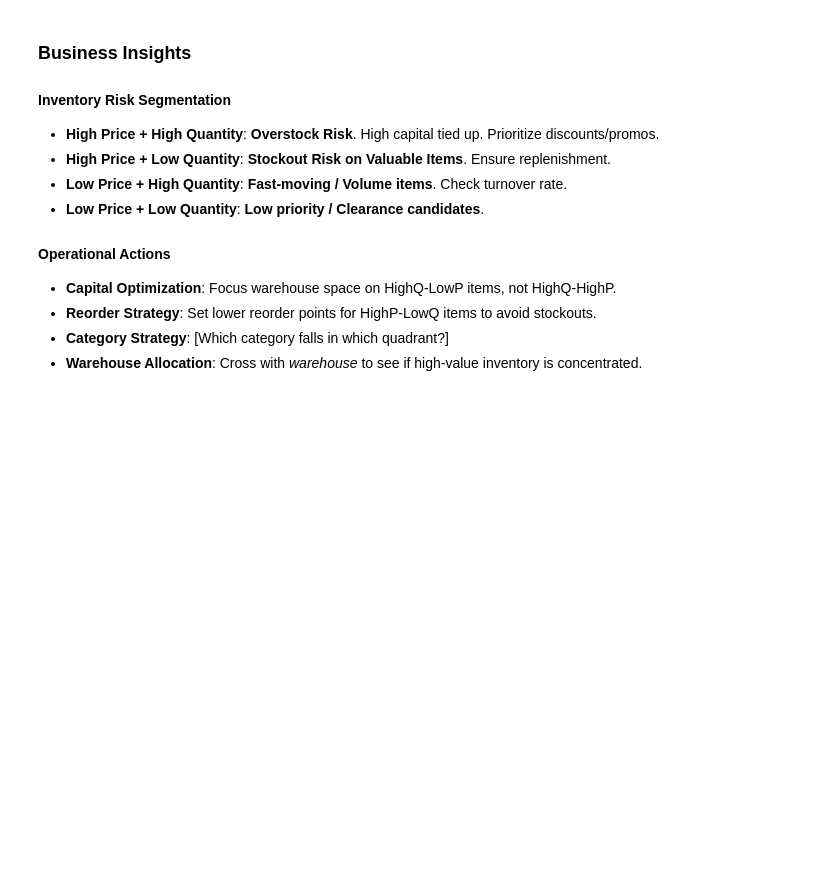
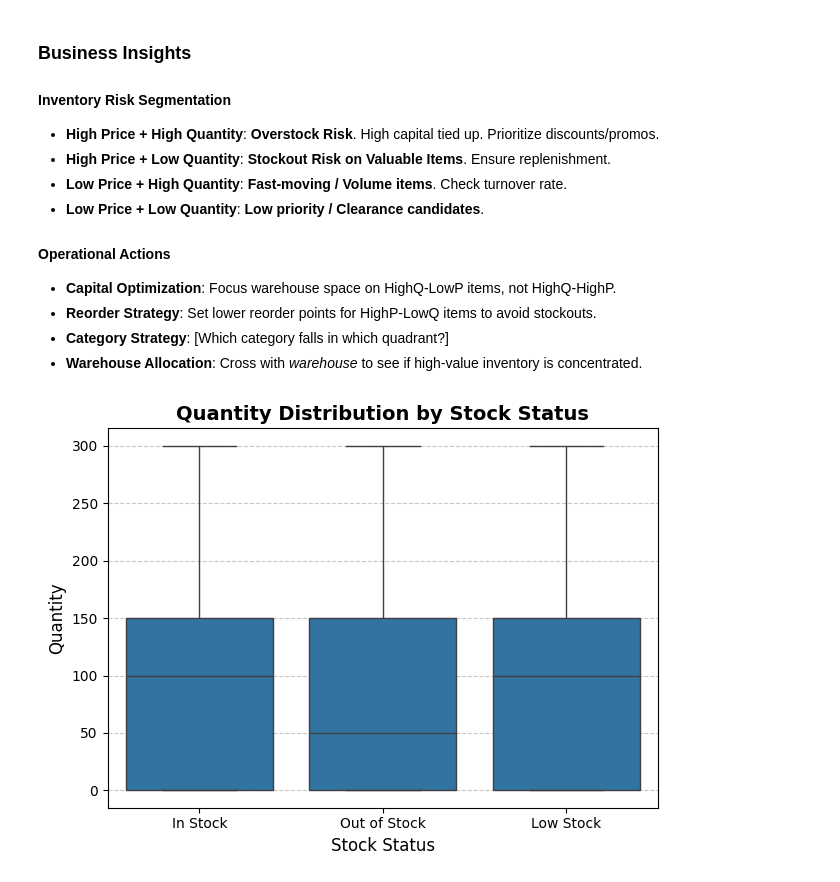
Before and after one commit to elaarhumphrey/Grouping-Products-And-Warehouses-Based-on-Inventory-Patterns, a Jupyter notebook: WAREHOUSE.ipynb, the cells around one changed output. Drawn from its saved outputs; the diff is of its cells as text; code cells hidden in the pictures; blank space fills up the shorter version.

```diff
--- a/WAREHOUSE.ipynb
+++ b/WAREHOUSE.ipynb
@@ -475,5 +475,12 @@ Correlation between Price and Quantity: -0.02
 - **Warehouse Allocation**: Cross with *warehouse* to see if high-value inventory is concentrated.
 # %%
 #Status vs Quantity Box Plot
-sns.boxplot(x='Status', y='Quantity', data=df)
-plt.
+sns.boxplot(x='status', y='quantity', data=df)
+plt.title('Quantity Distribution by Stock Status', fontsize=14, fontweight='bold')
+plt.xlabel('Stock Status', fontsize=12)
+plt.ylabel('Quantity', fontsize=12)
+plt.grid(axis='y', linestyle='--', alpha=0.7)
+plt.tight_layout()
+plt.show()
+# %% [output]
+[figure, added]
```
Also changed, not shown: parts of 3 cells of this notebook.
